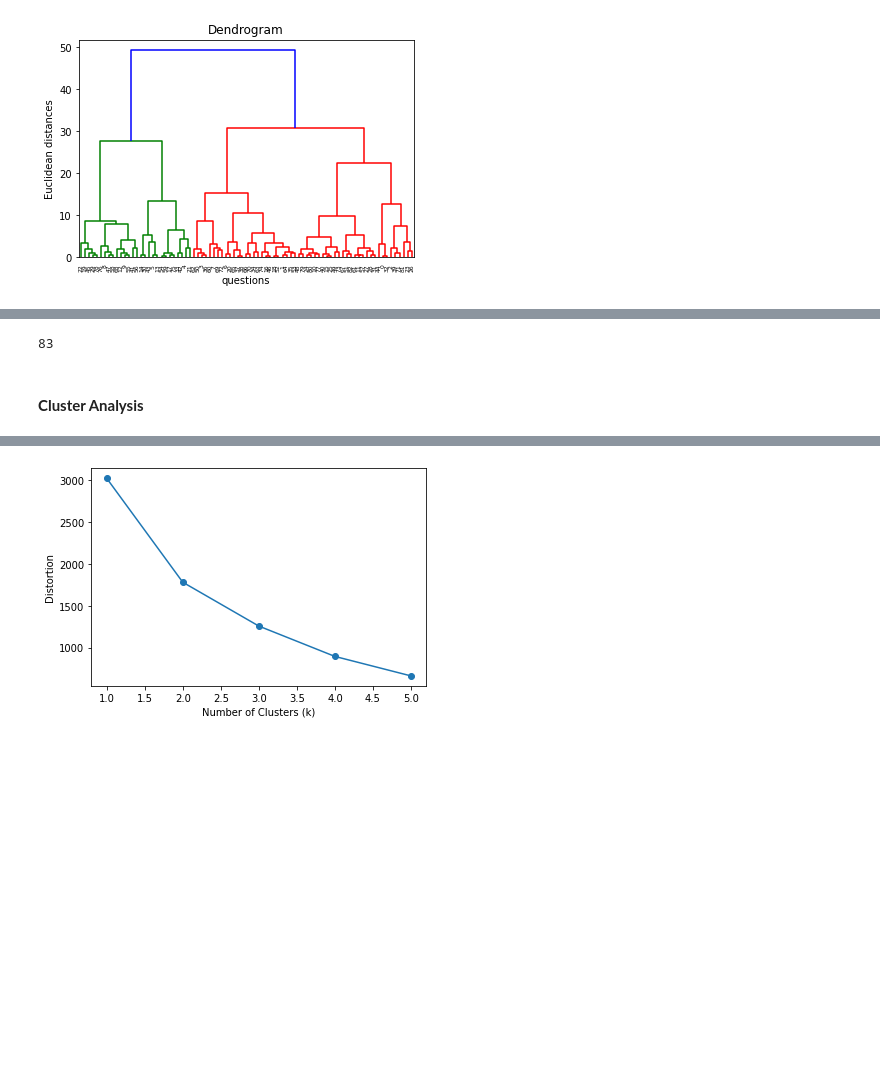
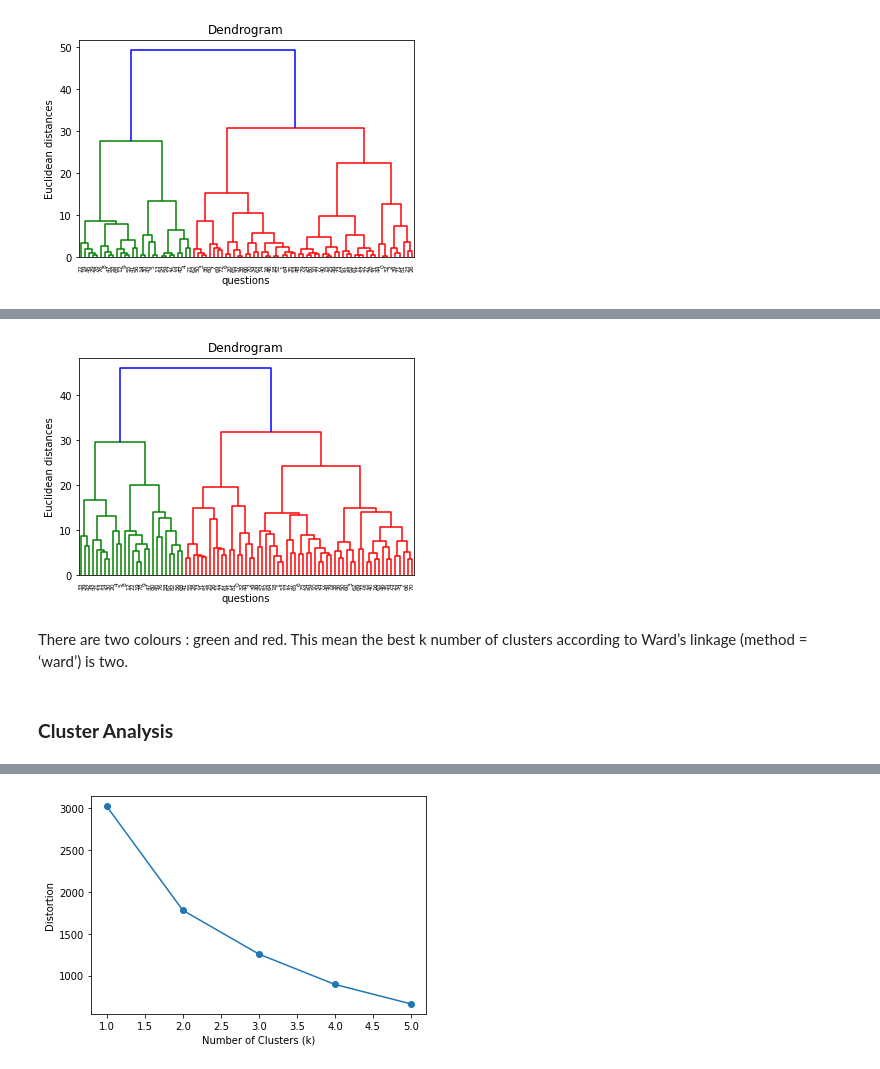
Before and after one commit to raina140291/disney, a Jupyter notebook: SurveyDataExploration.ipynb, the cells around one changed output, grey strips where cells are left out. Cells and saved outputs as stored; diff of their text form; code cells hidden in the pictures; blank space fills up the shorter version.

```diff
--- a/SurveyDataExploration.ipynb
+++ b/SurveyDataExploration.ipynb
@@ -117 +147,13 @@ plt.show()
+# %%
+#Testing with non-PCA data
+from scipy.cluster.hierarchy import dendrogram, linkage
+dendrogram = dendrogram(linkage(X, method = 'ward'))
+plt.title('Dendrogram')
+plt.xlabel('questions')
+plt.ylabel('Euclidean distances')
+plt.show()
+# %% [output]
+[figure, added]
+# %% [markdown]
+There are two colours : green and red. This mean the best k number of clusters according to Ward’s linkage (method = ‘ward’) is two.
 # %%
@@ -124,9 +164,5 @@ y = model.fit_predict(X_pca)
-# %%
-len(y)
-# %% [output]
-83
 # %% [markdown]
-#### **Cluster Analysis**
+### **Cluster Analysis**
 # %%
 df['Cluster'] = y
 # %%
```
Also changed, not shown: parts of 19 cells of this notebook.
